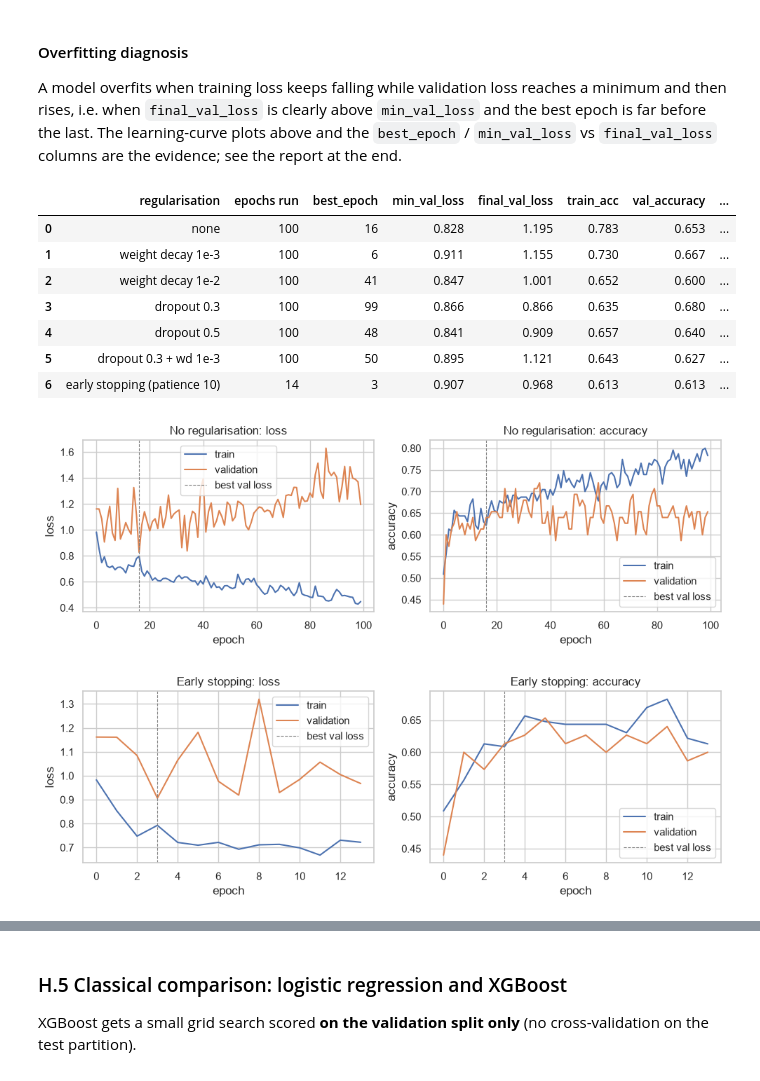
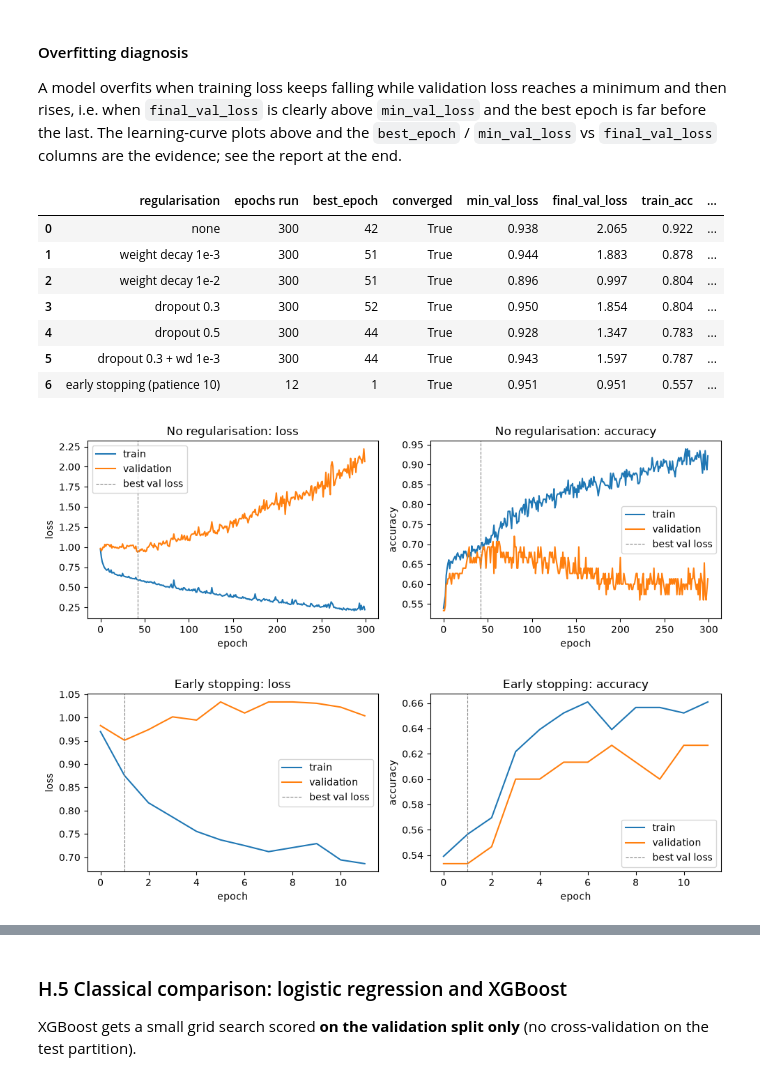
Before and after one commit to AnnGur/KSE_ML_for_bioinformatics, a Jupyter notebook: practicals/week6/Practical_06_Neural_Networks_Microscopy.ipynb, the cells around one changed output, grey strips where cells are left out. Drawn from its saved outputs; the diff is of its cells as text; code cells hidden in the pictures.

Commit message:
Week 6: homework report by assignment questions, single selection rule, eval-mode train metrics, 300-epoch convergence check, group-bootstrap test intervals

```diff
--- a/practicals/week6/Practical_06_Neural_Networks_Microscopy.ipynb
+++ b/practicals/week6/Practical_06_Neural_Networks_Microscopy.ipynb
@@ -2898,6 +2918,7 @@ def make_loader(X_, y_, shuffle, seed=HW_SEED):
 
 hw_train_loader = make_loader(Xtr_s, ytr_i, True)
 hw_val_loader = make_loader(Xva_s, yva_i, False)
+hw_train_eval_loader = make_loader(Xtr_s, ytr_i, False)   # the same training objects in a fixed order, to measure training metrics with dropout off
 
 class_weights = torch.tensor(len(ytr_i) / (3 * np.bincount(ytr_i)), dtype=torch.float32)
 hw_criterion = nn.CrossEntropyLoss(weight=class_weights)   # balances m0/m1/m2
@@ -2915,9 +2936,11 @@ def run_epoch(model, loader, optimizer=None):
             loss_sum += loss.item() * len(xb); correct += (logits.argmax(1) == yb).sum().item(); n += len(xb)
     return loss_sum / n, correct / n
 
-def fit_mlp(hidden=(32, 16), lr=1e-3, weight_decay=0.0, dropout=0.0, epochs=100, patience=None, seed=HW_SEED):
+def fit_mlp(hidden=(32, 16), lr=1e-3, weight_decay=0.0, dropout=0.0, epochs=300, patience=None, seed=HW_SEED):
     """Train with fixed seed. patience=None: run all epochs and keep the last model.
-    patience=k: early stopping on validation loss, restoring the best weights."""
+    patience=k: early stopping on validation loss, restoring the best weights.
+    Training loss/accuracy are measured after every epoch with dropout switched off (eval mode), so they are
+    directly comparable with the validation curves."""
     set_seed(seed)
     model = HwMLP(Xtr_s.shape[1], hidden, 3, dropout)
     opt = torch.optim.Adam(model.parameters(), lr=lr, weight_decay=weight_decay)
@@ -2925,7 +2948,8 @@ def fit_mlp(hidden=(32, 16), lr=1e-3, weight_decay=0.0, dropout=0.0, epochs=100,
     hist = {"train_loss": [], "val_loss": [], "train_acc": [], "val_acc": []}
     best_loss, best_state, best_epoch, wait = np.inf, None, 0, 0
     for epoch in range(epochs):
-        tl, ta = run_epoch(model, loader, opt)
+        run_epoch(model, loader, opt)                          # one training pass (dropout active)
+        tl, ta = run_epoch(model, hw_train_eval_loader)        # training metrics of the updated model, dropout off
         vl, va_ = run_epoch(model, hw_val_loader)
         for k, v in zip(hist, (tl, vl, ta, va_)): hist[k].append(v)
         if vl < best_loss - 1e-4:
@@ -2934,6 +2958,7 @@ def fit_mlp(hidden=(32, 16), lr=1e-3, weight_decay=0.0, dropout=0.0, epochs=100,
             wait += 1
             if patience is not None and wait >= patience: break
     hist["best_epoch"] = best_epoch
+    hist["final_epoch"] = best_epoch if patience is not None else len(hist["val_loss"]) - 1   # epoch of the returned weights
     if patience is not None: model.load_state_dict(best_state)
     return model, hist
 
@@ -2942,7 +2967,8 @@ def predict(model, X_):
     with torch.no_grad(): return model(torch.tensor(X_)).argmax(1).numpy()
 
 def val_summary(model, hist):
-    return {"train_acc": hist["train_acc"][-1] if hist else np.nan,
+    # training accuracy of the *returned* weights (for early stopping: the restored epoch), dropout off
+    return {"train_acc": accuracy_score(ytr_i, predict(model, Xtr_s)),
             **{f"val_{k}": v for k, v in score(yva_i, predict(model, Xva_s)).items()}}
 
 def plot_curves(hist, title):
@@ -2954,7 +2980,14 @@ def plot_curves(hist, title):
         ax.legend()
     plt.tight_layout(); plt.show()
 
+def pick_config(table, loss_col, tol=0.02):
+    """Selection rule used for the experiments below. Configurations whose validation macro-F1 is within `tol`
+    of the best are treated as tied (0.02 is about two of the 75 validation objects); among the tied ones we take
+    the lowest `loss_col`."""
+    tied = table[table["val_macro_f1"] >= table["val_macro_f1"].max() - tol]
+    return tied.sort_values(loss_col).iloc[0]
+
 mlp0, hist0 = fit_mlp()
-plot_curves(hist0, "Baseline MLP 128-32-16-3, lr=1e-3, 100 epochs")
+plot_curves(hist0, f"Baseline MLP {Xtr_s.shape[1]}-32-16-3, lr=1e-3, {len(hist0['train_loss'])} epochs")
 print("Baseline MLP:", {k: round(v, 3) for k, v in val_summary(mlp0, hist0).items()}, "| best val-loss epoch:", hist0["best_epoch"])
 # %% [output]
@@ -2979,7 +3012,7 @@ for lr, h in lr_hists.items():
     axes[0].plot(h["train_loss"], label=f"lr={lr:g}"); axes[1].plot(h["val_loss"], label=f"lr={lr:g}")
 axes[0].set(title="Training loss", xlabel="epoch"); axes[1].set(title="Validation loss", xlabel="epoch")
 axes[0].legend(); plt.tight_layout(); plt.show()
-best_lr = float(lr_exp.sort_values(["val_macro_f1", "final_val_loss"], ascending=[False, True]).iloc[0]["lr"])
-print("Learning rate with the best validation macro-F1 (ties: lower final validation loss):", best_lr)
+best_lr = float(pick_config(lr_exp, "min_val_loss")["lr"])
+print("Selected learning rate (macro-F1 within 0.02 of the best, then lowest minimum validation loss):", best_lr)
 # %% [output]
 |  | lr | final_train_loss | final_val_loss | min_val_loss | best_epoch | train_acc | val_accuracy | ... |
@@ -3022,34 +3055,36 @@ A model overfits when training loss keeps falling while validation loss reaches
 # %%
 # (c) regularisation on the oversized-but-reasonable model, then (d) early stopping
 BIG = (128, 64)
 reg_configs = {
     "none": dict(),
     "weight decay 1e-3": dict(weight_decay=1e-3),
     "weight decay 1e-2": dict(weight_decay=1e-2),
     "dropout 0.3": dict(dropout=0.3),
     "dropout 0.5": dict(dropout=0.5),
     "dropout 0.3 + wd 1e-3": dict(dropout=0.3, weight_decay=1e-3),
     "early stopping (patience 10)": dict(patience=10),
 }
 reg_results, reg_hists = [], {}
 for name, kw in reg_configs.items():
     m, h = fit_mlp(hidden=BIG, lr=best_lr, **kw)
     reg_hists[name] = (m, h)
-    reg_results.append({"regularisation": name, "epochs run": len(h["train_loss"]), "best_epoch": h["best_epoch"],
-                        "min_val_loss": min(h["val_loss"]), "final_val_loss": h["val_loss"][-1], **val_summary(m, h)})
+    epochs_run = len(h["val_loss"])
+    reg_results.append({"regularisation": name, "epochs run": epochs_run, "best_epoch": h["best_epoch"],
+                        "converged": epochs_run < 300 or h["best_epoch"] < epochs_run - 30,   # stopped early, or minimum not in the last 30 epochs
+                        "min_val_loss": min(h["val_loss"]), "final_val_loss": h["val_loss"][h["final_epoch"]], **val_summary(m, h)})
 reg_exp = pd.DataFrame(reg_results)
 display(reg_exp.round(3))
 plot_curves(reg_hists["none"][1], "No regularisation")
 plot_curves(reg_hists["early stopping (patience 10)"][1], "Early stopping")
 # %% [output]
-|  | regularisation | epochs run | best_epoch | min_val_loss | final_val_loss | train_acc | val_accuracy | ... |
-| 0 | none | 100 | 16 | 0.828 | 1.195 | 0.783 | 0.653 | ... |
-| 1 | weight decay 1e-3 | 100 | 6 | 0.911 | 1.155 | 0.730 | 0.667 | ... |
-| 2 | weight decay 1e-2 | 100 | 41 | 0.847 | 1.001 | 0.652 | 0.600 | ... |
-| 3 | dropout 0.3 | 100 | 99 | 0.866 | 0.866 | 0.635 | 0.680 | ... |
-| 4 | dropout 0.5 | 100 | 48 | 0.841 | 0.909 | 0.657 | 0.640 | ... |
-| 5 | dropout 0.3 + wd 1e-3 | 100 | 50 | 0.895 | 1.121 | 0.643 | 0.627 | ... |
-| 6 | early stopping (patience 10) | 14 | 3 | 0.907 | 0.968 | 0.613 | 0.613 | ... |
+|  | regularisation | epochs run | best_epoch | converged | min_val_loss | final_val_loss | train_acc | ... |
+| 0 | none | 300 | 42 | True | 0.938 | 2.065 | 0.922 | ... |
+| 1 | weight decay 1e-3 | 300 | 51 | True | 0.944 | 1.883 | 0.878 | ... |
+| 2 | weight decay 1e-2 | 300 | 51 | True | 0.896 | 0.997 | 0.804 | ... |
+| 3 | dropout 0.3 | 300 | 52 | True | 0.950 | 1.854 | 0.804 | ... |
+| 4 | dropout 0.5 | 300 | 44 | True | 0.928 | 1.347 | 0.783 | ... |
+| 5 | dropout 0.3 + wd 1e-3 | 300 | 44 | True | 0.943 | 1.597 | 0.787 | ... |
+| 6 | early stopping (patience 10) | 12 | 1 | True | 0.951 | 0.951 | 0.557 | ... |
-[figure, old version]
+[figure, new version]
-[figure, old version]
+[figure, new version]
 # %%
```
Also changed, not shown: parts of 13 cells of this notebook.
